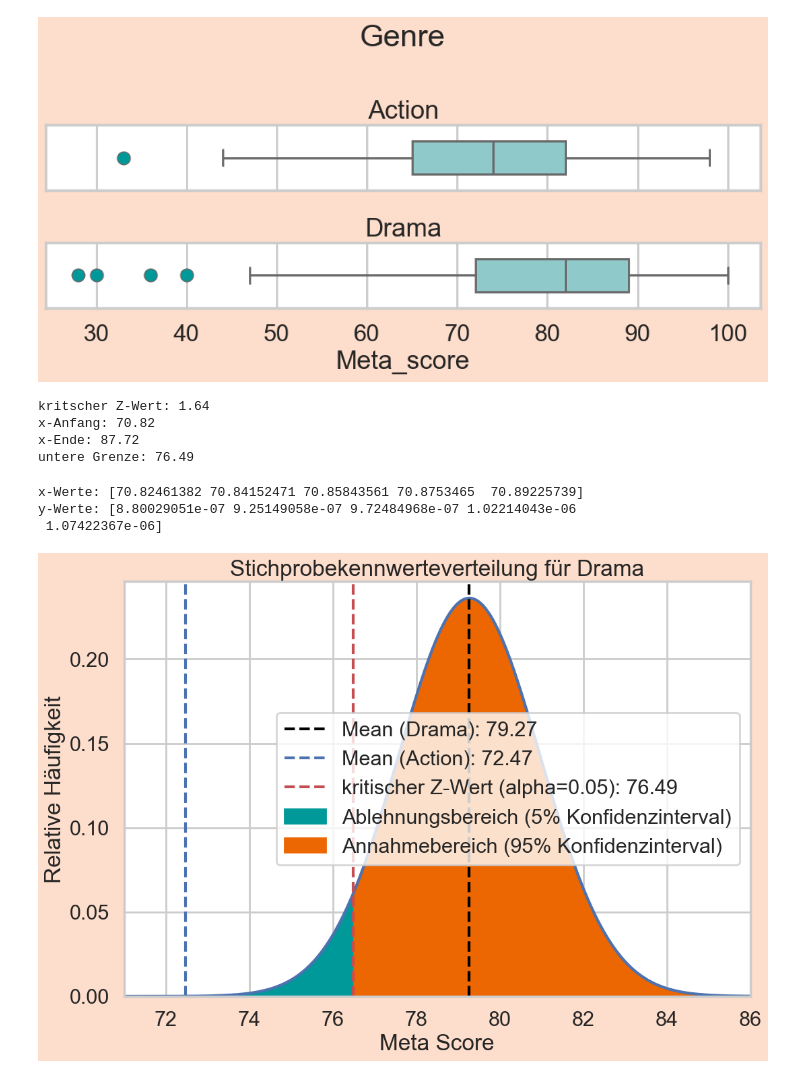
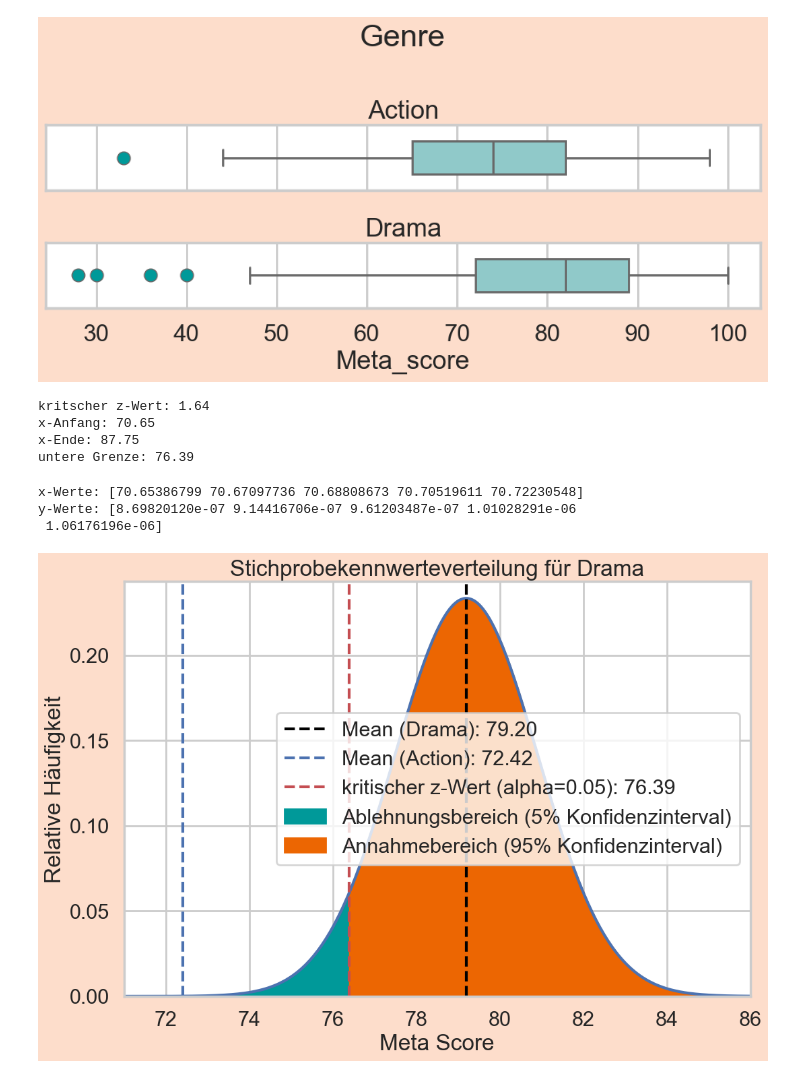
Before and after one commit to mib1213/ScientificPoster, a Jupyter notebook: movies.ipynb, the cells around one changed output. Cells and saved outputs as stored; diff of their text form; code cells hidden in the pictures.

```diff
--- a/movies.ipynb
+++ b/movies.ipynb
@@ -146,6 +207,6 @@ plt.show()
 # %%
-n_action = 78
-n_drama = 81
+n_action = 79
+n_drama = 80
 df_action_stichprobe = df_filtered_action.sample(n_action, random_state=RANDOM_SEED)
 df_drama_stichprobe = df_filtered_drama.sample(n_drama, random_state=RANDOM_SEED)
 std_stichprobe_action = df_action_stichprobe.std() * (n_action / (n_action - 1))**0.5
@@ -207,52 +274,52 @@ x_anfang = mean_stichprobe_drama - 5 * std_fehler_drama
 x_ende = mean_stichprobe_drama + 5 * std_fehler_drama
 untere_grenze = mean_stichprobe_drama - z_krit * std_fehler_drama
 
-print(f"kritscher Z-Wert: {z_krit:.2f}\nx-Anfang: {x_anfang:.2f}\
+print(f"kritscher z-Wert: {z_krit:.2f}\nx-Anfang: {x_anfang:.2f}\
 \nx-Ende: {x_ende:.2f}\nuntere Grenze: {untere_grenze:.2f}")
 # %% [output]
-kritscher Z-Wert: 1.64
-x-Anfang: 70.82
-x-Ende: 87.72
-untere Grenze: 76.49
+kritscher z-Wert: 1.64
+x-Anfang: 70.65
+x-Ende: 87.75
+untere Grenze: 76.39
 # %%
 x_werte = np.linspace(x_anfang, x_ende, 1000)
 y_werte = norm.pdf(x_werte, mean_stichprobe_drama, std_fehler_drama)
 
 print(f"x-Werte: {x_werte[:5]}\ny-Werte: {y_werte[:5]}")
 # %% [output]
-x-Werte: [70.82461382 70.84152471 70.85843561 70.8753465  70.89225739]
-y-Werte: [8.80029051e-07 9.25149058e-07 9.72484968e-07 1.02214043e-06
- 1.07422367e-06]
+x-Werte: [70.65386799 70.67097736 70.68808673 70.70519611 70.72230548]
+y-Werte: [8.69820120e-07 9.14416706e-07 9.61203487e-07 1.01028291e-06
+ 1.06176196e-06]
 # %%
 plt.figure(figsize=(12, 8), facecolor=healthy_orange_25)
 plt.plot(x_werte, y_werte)
 plt.axvline(x=mean_stichprobe_drama,
             color='black',
             label=f"Mean (Drama): {mean_stichprobe_drama:.2f}",
             linestyle='--')
 plt.axvline(x=mean_stichprobe_action,
             label=f"Mean (Action): {mean_stichprobe_action:.2f}",
             linestyle='--')
 plt.axvline(x=untere_grenze,
             color='r',
-            label=f"kritischer Z-Wert (alpha={ALPHA}): {untere_grenze:.2f}",
+            label=f"kritischer z-Wert (alpha={ALPHA}): {untere_grenze:.2f}",
             linestyle='--')
 plt.fill_between(x_werte,
                  y_werte,
                  where=x_werte < untere_grenze,
                  color=siemens_petrol,
                  label='Ablehnungsbereich (5% Konfidenzinterval)')
 plt.fill_between(x_werte,
                  y_werte,
                  where=x_werte > untere_grenze,
                  color=healthy_orange,
                  label='Annahmebereich (95% Konfidenzinterval)')
 plt.ylim(0, max(y_werte) + 0.01)
 plt.title('Stichprobekennwerteverteilung für Drama')
 plt.xlabel('Meta Score')
 plt.ylabel('Relative Häufigkeit')
 plt.xlim(71, 86)
 plt.legend()
 plt.show()
 # %% [output]
-[figure, old version]
+[figure, new version]
```
Also changed, not shown: parts of 9 cells of this notebook.
